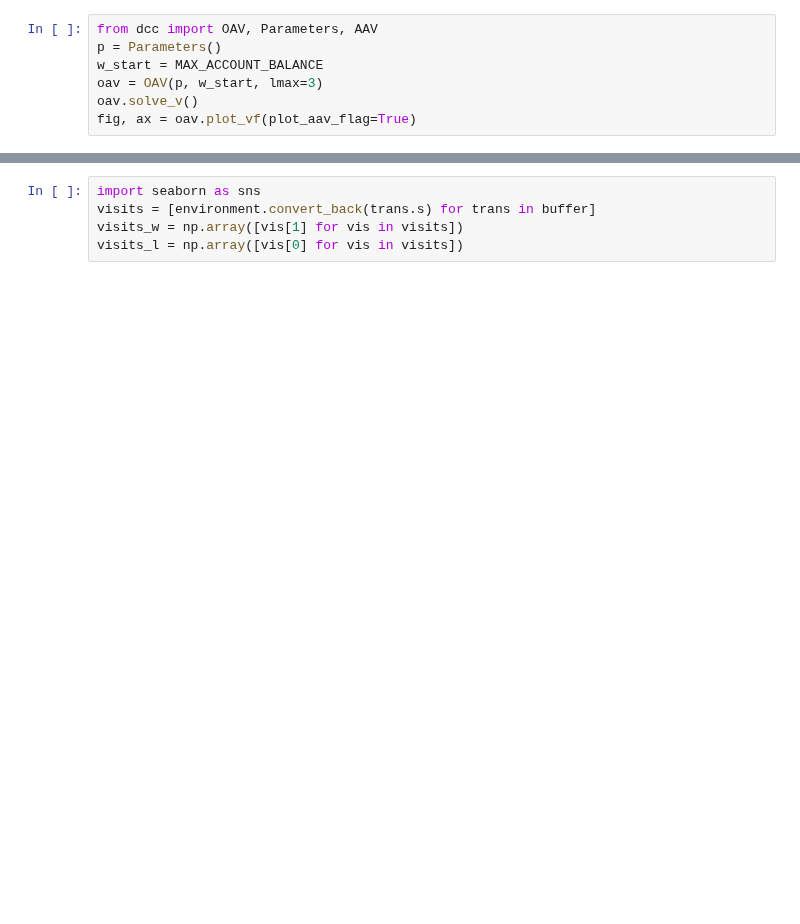
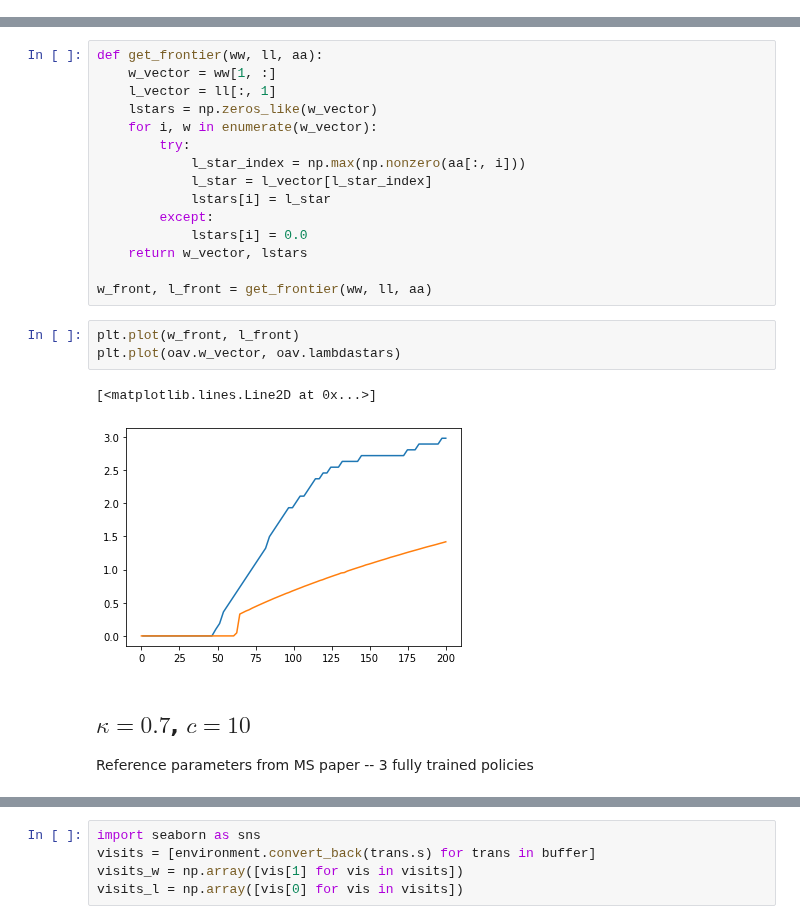
Before and after one commit to majkee15/credit_collections_rl, a Jupyter notebook: learning/notebooks/explore_learned_policies.ipynb, the cells around one changed output, grey strips where cells are left out. Drawn from its saved outputs; the diff is of its cells as text; blank space fills up the shorter version.

```diff
--- a/learning/notebooks/explore_learned_policies.ipynb
+++ b/learning/notebooks/explore_learned_policies.ipynb
@@ -156,7 +191,0 @@ Text(0.5, 1.0, 'Value function')
-# %%
-from dcc import OAV, Parameters, AAV
-p = Parameters()
-w_start = MAX_ACCOUNT_BALANCE
-oav = OAV(p, w_start, lmax=3)
-oav.solve_v()
-fig, ax = oav.plot_vf(plot_aav_flag=True)
@@ -193,0 +198,24 @@ fig
+# %%
+def get_frontier(ww, ll, aa):
+    w_vector = ww[1, :]
+    l_vector = ll[:, 1]
+    lstars = np.zeros_like(w_vector)
+    for i, w in enumerate(w_vector):
+        try:
+            l_star_index = np.max(np.nonzero(aa[:, i]))
+            l_star = l_vector[l_star_index]
+            lstars[i] = l_star
+        except:
+            lstars[i] = 0.0
+    return w_vector, lstars
+
+w_front, l_front = get_frontier(ww, ll, aa)
+# %%
+plt.plot(w_front, l_front)
+plt.plot(oav.w_vector, oav.lambdastars)
+# %% [output]
+[<matplotlib.lines.Line2D at 0x...>]
+[figure, added]
+# %% [markdown]
+## $\kappa=0.7$, $c=10$
+Reference parameters from MS paper -- 3 fully trained policies
```
Also changed, not shown: parts of 87 cells of this notebook, 15 other files.
